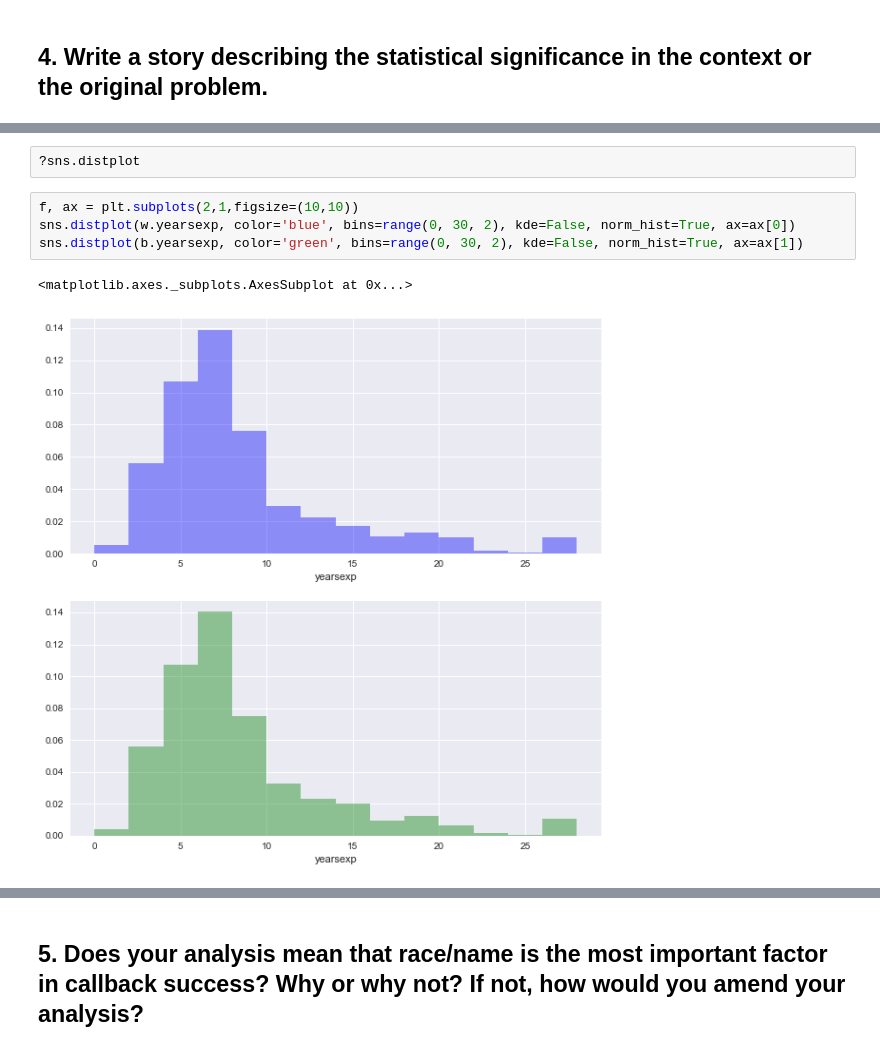
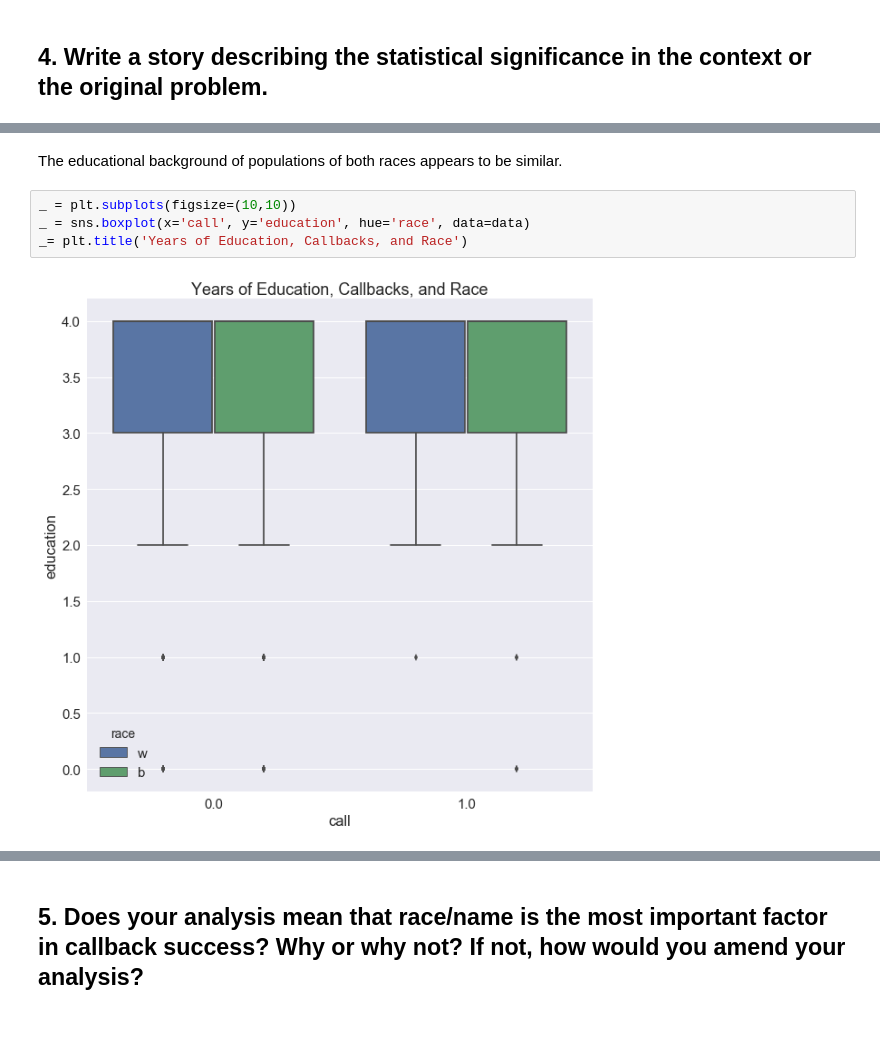
Before and after one commit to ryatchak/springboard, a Jupyter notebook: EDA_racial_discrimination/sliderule_dsi_inferential_statistics_exercise_2.ipynb, the cells around one changed output, grey strips where cells are left out. Saved outputs shown, nothing was run; the diff lists cells and outputs as text; blank space fills up the shorter version.

```diff
--- a/EDA_racial_discrimination/sliderule_dsi_inferential_statistics_exercise_2.ipynb
+++ b/EDA_racial_discrimination/sliderule_dsi_inferential_statistics_exercise_2.ipynb
@@ -208,9 +167,8 @@ sns.despine(left=True)
-# %%
-?sns.distplot
-# %%
-f, ax = plt.subplots(2,1,figsize=(10,10))
-sns.distplot(w.yearsexp, color='blue', bins=range(0, 30, 2), kde=False, norm_hist=True, ax=ax[0])
-sns.distplot(b.yearsexp, color='green', bins=range(0, 30, 2), kde=False, norm_hist=True, ax=ax[1])
-# %% [output]
-<matplotlib.axes._subplots.AxesSubplot at 0x...>
-[figure, removed]
+# %% [markdown]
+The educational background of populations of both races appears to be similar.
+# %%
+_ = plt.subplots(figsize=(10,10))
+_ = sns.boxplot(x='call', y='education', hue='race', data=data)
+_= plt.title('Years of Education, Callbacks, and Race')
+# %% [output]
+[figure, added]
```
Also changed, not shown: parts of 24 cells of this notebook.
